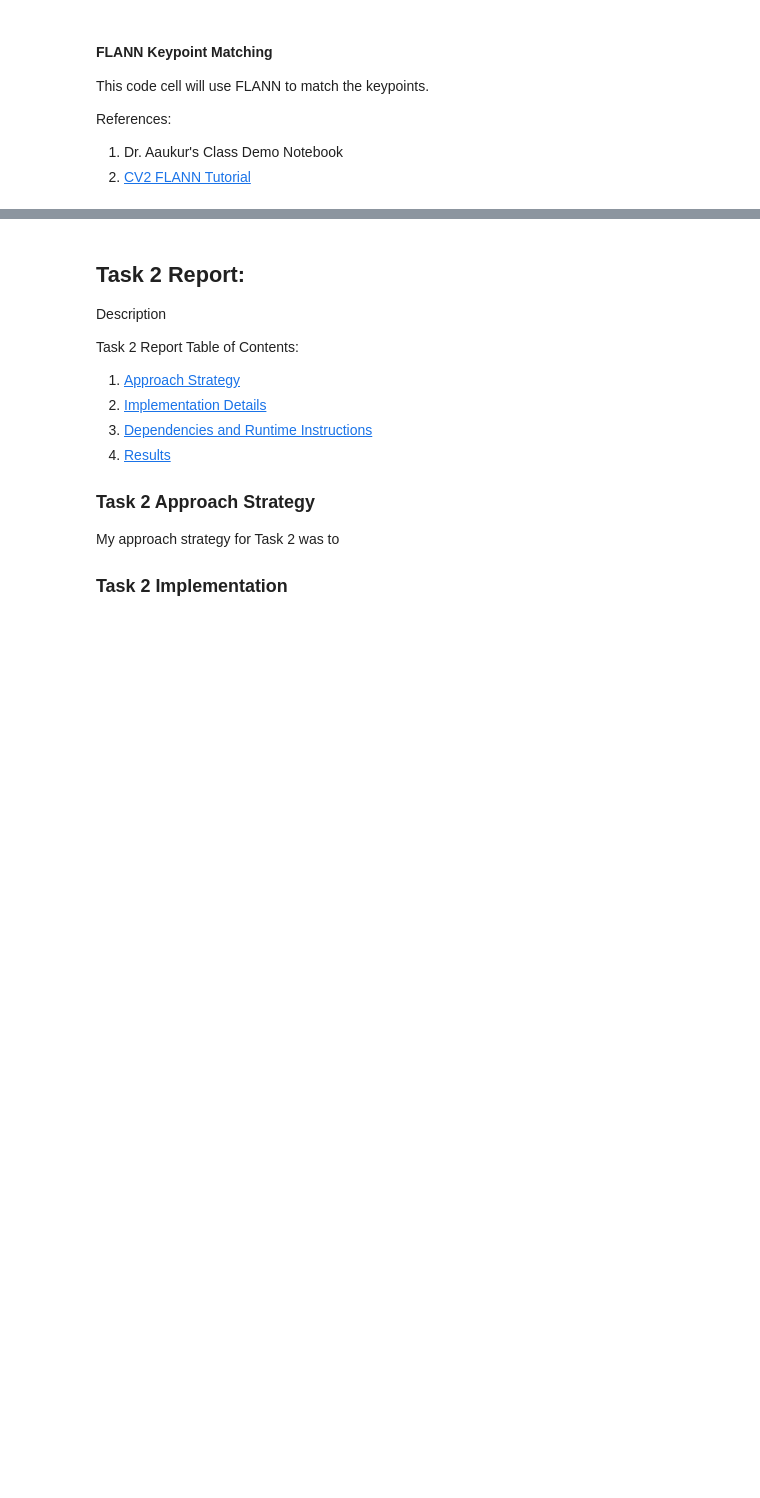
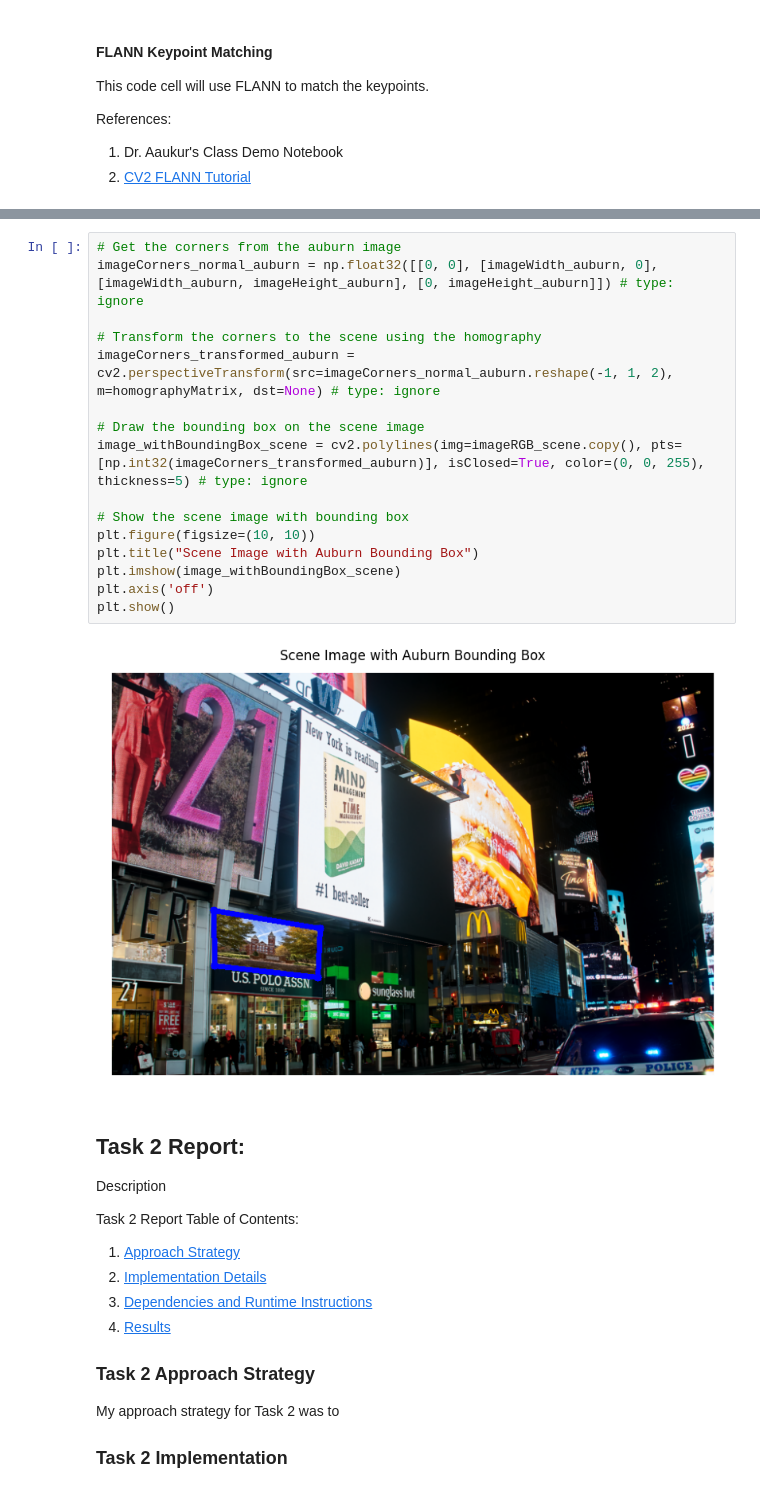
Before and after one commit to cmh02/COMP5970---Computer-Vision, a Jupyter notebook: Assignment 2 - Feature Manipulation/src/Assignment2_FeatureManipulation.ipynb, the cells around one changed output, grey strips where cells are left out. Cells and saved outputs as stored; diff of their text form; blank space fills up the shorter version.

```diff
--- a/Assignment 2 - Feature Manipulation/src/Assignment2_FeatureManipulation.ipynb
+++ b/Assignment 2 - Feature Manipulation/src/Assignment2_FeatureManipulation.ipynb
@@ -189,3 +229,21 @@ plt.show()
+# %%
+# Get the corners from the auburn image
+imageCorners_normal_auburn = np.float32([[0, 0], [imageWidth_auburn, 0], [imageWidth_auburn, imageHeight_auburn], [0, imageHeight_auburn]]) # type: ignore
+
+# Transform the corners to the scene using the homography
+imageCorners_transformed_auburn = cv2.perspectiveTransform(src=imageCorners_normal_auburn.reshape(-1, 1, 2), m=homographyMatrix, dst=None) # type: ignore
+
+# Draw the bounding box on the scene image
+image_withBoundingBox_scene = cv2.polylines(img=imageRGB_scene.copy(), pts=[np.int32(imageCorners_transformed_auburn)], isClosed=True, color=(0, 0, 255), thickness=5) # type: ignore
+
+# Show the scene image with bounding box
+plt.figure(figsize=(10, 10))
+plt.title("Scene Image with Auburn Bounding Box")
+plt.imshow(image_withBoundingBox_scene)
+plt.axis('off')
+plt.show()
+# %% [output]
+[figure, added]
 # %% [markdown]
 ## Task 2 Report:
 
```
Also changed, not shown: parts of 5 cells of this notebook.
